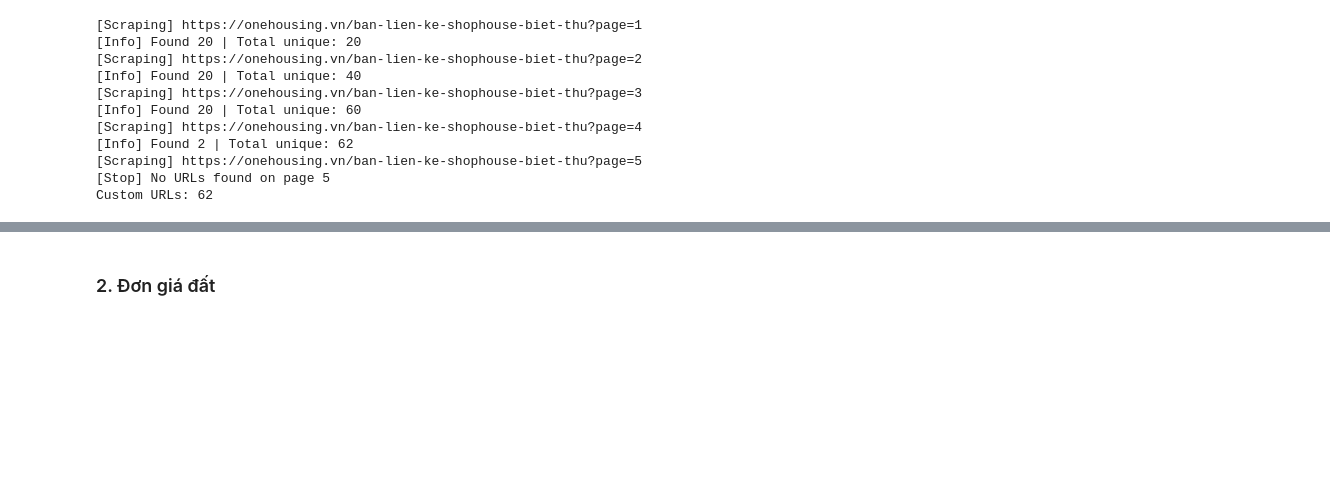
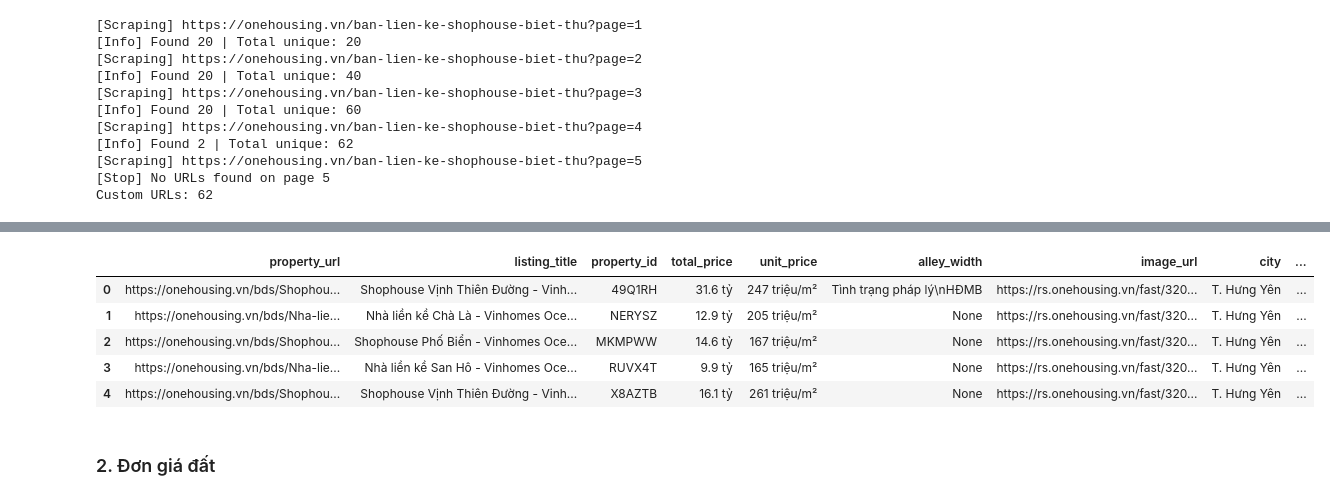
Before and after one commit to PhamMaiLinh-2403/estates-app, a Jupyter notebook: test.ipynb, the cells around one changed output, grey strips where cells are left out. Saved outputs shown, nothing was run; the diff lists cells and outputs as text; code cells hidden in the pictures; blank space fills up the shorter version.

```diff
--- a/test.ipynb
+++ b/test.ipynb
@@ -55,7 +55,7 @@ def init_driver(headless=True):
 
 if __name__ == "__main__":
 
-    TARGET_URL = "https://onehousing.vn/bds/Nha-mat-ngo-cach-Yen-Hoa-80m--P--Yen-Hoa--Q--Cau-Giay--TP--Ha-Noi.MQW4OX"
+    TARGET_URL = "https://onehousing.vn/bds/Biet-thu-Hai-Au---Vinhomes-Ocean-Park-2---The-Empire.RMI2BR"
 
     driver = init_driver(headless=True)
 
@@ -264,6 +265,7 @@ def scrape_all_listing_details(driver, list_urls, delay: float = 1.5):
     return df
 
 if __name__ == "__main__":
+    driver = init_driver(headless=True)
     df = scrape_all_listing_details(driver, urls_custom)
 
     print("Total records:", len(df))
@@ -273,3 +291,12 @@ NameError: name 'pd' is not defined
+# %%
+df.head()
+# %% [output]
+|  | property_url | listing_title | property_id | total_price | unit_price | alley_width | image_url | city | ... |
+| 0 | https://onehousing.vn/bds/Shophou... | Shophouse Vịnh Thiên Đường - Vinh... | 49Q1RH | 31.6 tỷ | 247 triệu/m² | Tình trạng pháp lý\nHĐMB | https://rs.onehousing.vn/fast/320... | T. Hưng Yên | ... |
+| 1 | https://onehousing.vn/bds/Nha-lie... | Nhà liền kề Chà Là - Vinhomes Oce... | NERYSZ | 12.9 tỷ | 205 triệu/m² | None | https://rs.onehousing.vn/fast/320... | T. Hưng Yên | ... |
+| 2 | https://onehousing.vn/bds/Shophou... | Shophouse Phố Biển - Vinhomes Oce... | MKMPWW | 14.6 tỷ | 167 triệu/m² | None | https://rs.onehousing.vn/fast/320... | T. Hưng Yên | ... |
+| 3 | https://onehousing.vn/bds/Nha-lie... | Nhà liền kề San Hô - Vinhomes Oce... | RUVX4T | 9.9 tỷ | 165 triệu/m² | None | https://rs.onehousing.vn/fast/320... | T. Hưng Yên | ... |
+| 4 | https://onehousing.vn/bds/Shophou... | Shophouse Vịnh Thiên Đường - Vinh... | X8AZTB | 16.1 tỷ | 261 triệu/m² | None | https://rs.onehousing.vn/fast/320... | T. Hưng Yên | ... |
 # %% [markdown]
 ### 2. Đơn giá đất
 # %% [markdown]
```
Also changed, not shown: parts of 3 cells of this notebook, 1 other file.
